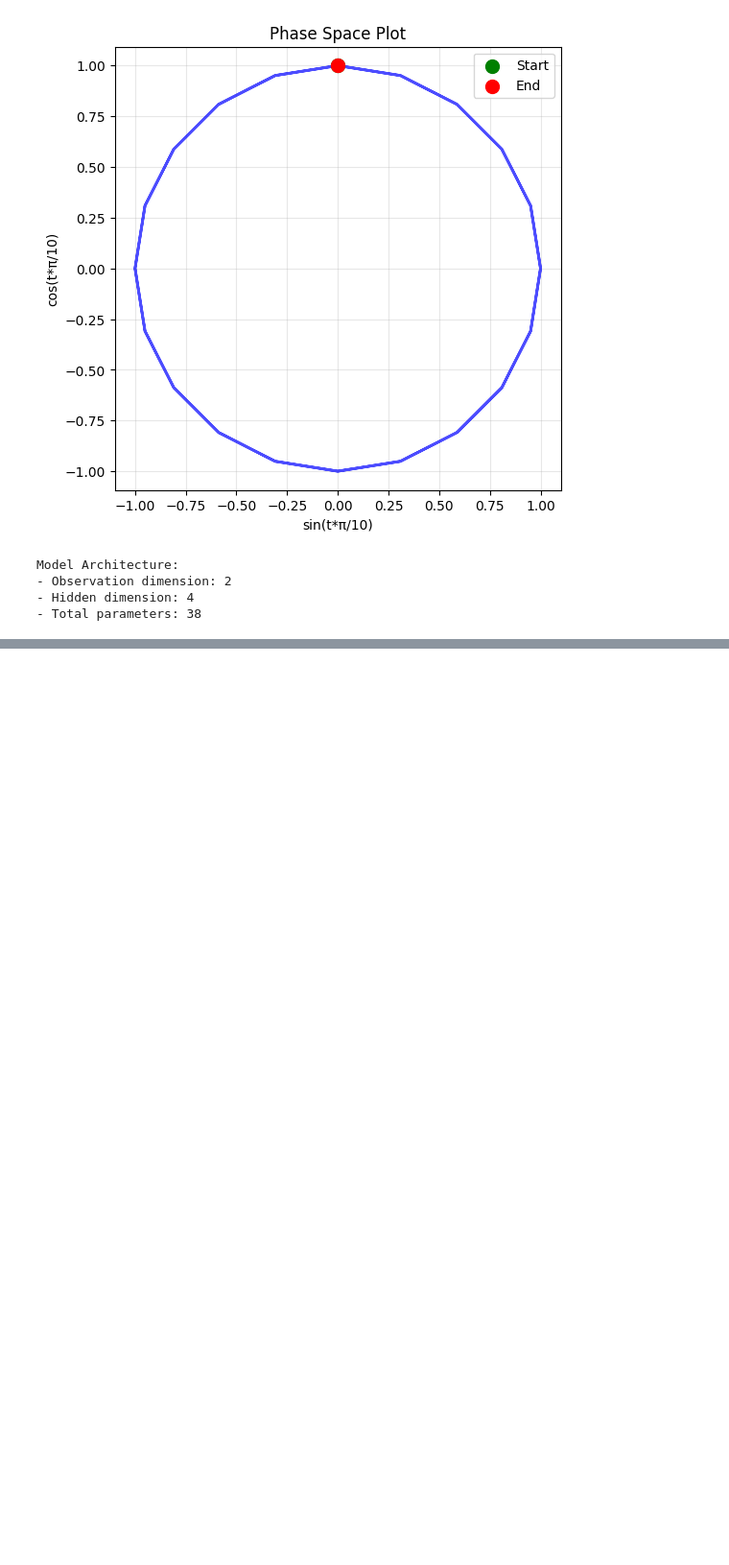
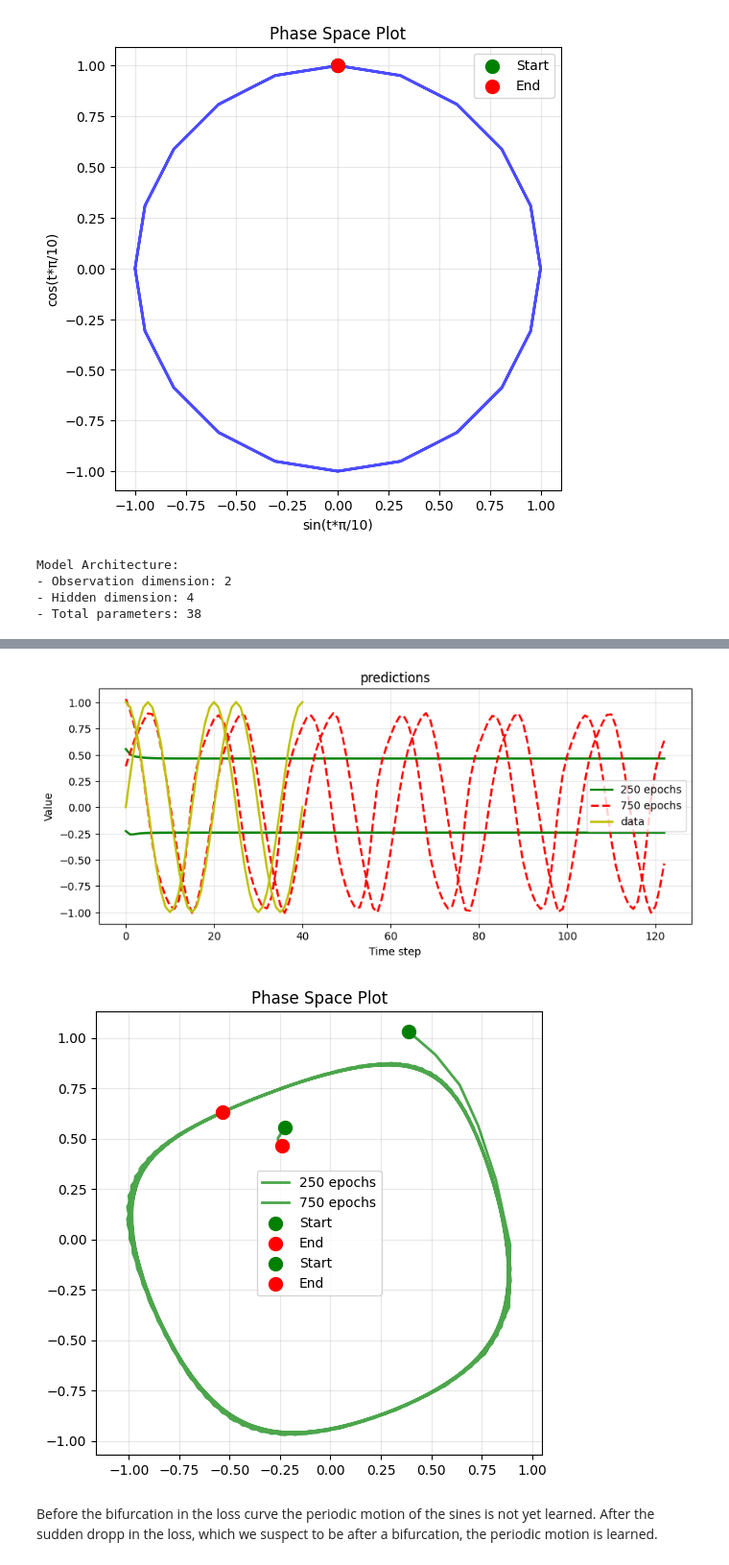
Before and after one commit to Sam-RvandV/TSM_SS2025, a Jupyter notebook: exercises/ex6/Rouppe-Sange-sheet06.ipynb, the cells around one changed output, grey strips where cells are left out. Shown at 96% size. Saved outputs shown, nothing was run; the diff lists cells and outputs as text; code cells hidden in the pictures; blank space fills up the shorter version.

```diff
--- a/exercises/ex6/Rouppe-Sange-sheet06.ipynb
+++ b/exercises/ex6/Rouppe-Sange-sheet06.ipynb
@@ -470,0 +540,36 @@ Time steps: 205
+# %%
+
+
+# Plot the input data
+plt.figure(figsize=(10, 4))
+plt.plot(traj1[:, 0],c='g',label='250 epochs', linewidth=2)
+plt.plot(traj1[:, 1],c='g', linewidth=2)
+plt.plot(traj2[:, 0],'--',c='r',label='750 epochs', linewidth=2)
+plt.plot(traj2[:, 1],'--',c='r', linewidth=2)
+plt.plot(data[:, 0],c='y',label='data', linewidth=2)
+plt.plot(data[:, 1],c='y', linewidth=2)
+plt.xlabel('Time step')
+plt.ylabel('Value')
+plt.title('predictions')
+plt.legend()
+plt.grid(True, alpha=0.3)
+plt.show()
+
+# Plot phase space (sin vs cos)
+plt.figure(figsize=(6, 6))
+plt.plot(traj1[:, 0], traj1[:, 1], c='g', linewidth=2, alpha=0.7,label='250 epochs')
+plt.plot(traj2[:, 0], traj2[:, 1],'',c='g', linewidth=2, alpha=0.7,label='750 epochs')
+plt.scatter(traj1[0, 0], traj1[0, 1], c='green', s=100, label='Start', zorder=5)
+plt.scatter(traj1[-1, 0], traj1[-1, 1], c='red', s=100, label='End', zorder=5)
+plt.scatter(traj2[0, 0], traj2[0, 1], c='green', s=100, label='Start', zorder=5)
+plt.scatter(traj2[-1, 0], traj2[-1, 1], c='red', s=100, label='End', zorder=5)
+plt.title('Phase Space Plot')
+plt.legend()
+plt.grid(True, alpha=0.3)
+plt.axis('equal')
+plt.show()
+# %% [output]
+[figure, added]
+[figure, added]
+# %% [markdown]
+Before the bifurcation in the loss curve the periodic motion of the sines is not yet learned. After the sudden dropp in the loss, which we suspect to be after a bifurcation, the periodic motion is learned.
```
Also changed, not shown: parts of 13 cells of this notebook, 4 other files.
